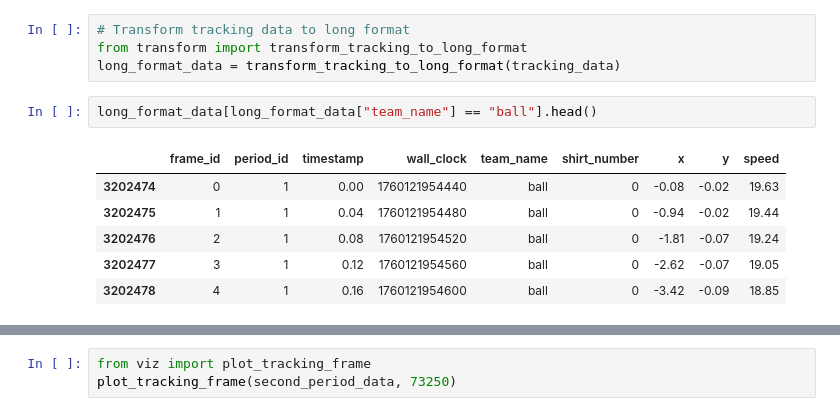
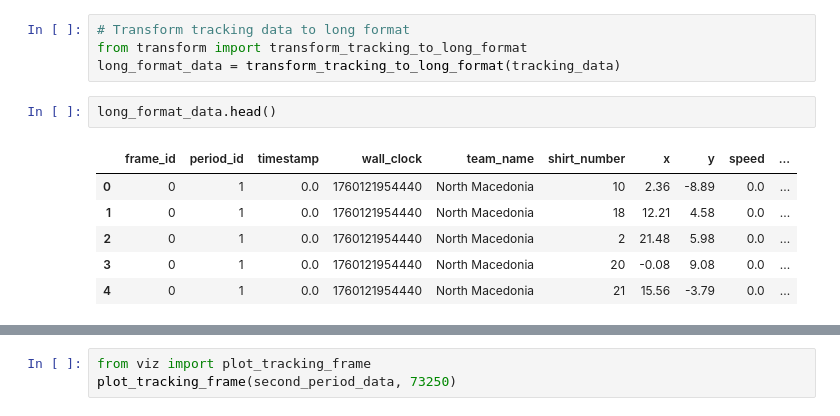
Before and after one commit to MarijnSt/belgium-north-macedonia-analysis, a Jupyter notebook: notebooks/data_exploration.ipynb, the cells around one changed output, grey strips where cells are left out. Saved outputs shown, nothing was run; the diff lists cells and outputs as text.

```diff
--- a/notebooks/data_exploration.ipynb
+++ b/notebooks/data_exploration.ipynb
@@ -522,15 +522,15 @@ Timestamp resets at new periods
 # Transform tracking data to long format
 from transform import transform_tracking_to_long_format
 long_format_data = transform_tracking_to_long_format(tracking_data)
-# %%
-long_format_data[long_format_data["team_name"] == "ball"].head()
-# %% [output]
-|  | frame_id | period_id | timestamp | wall_clock | team_name | shirt_number | x | y | speed |
-| 3202474 | 0 | 1 | 0.00 | 1760121954440 | ball | 0 | -0.08 | -0.02 | 19.63 |
-| 3202475 | 1 | 1 | 0.04 | 1760121954480 | ball | 0 | -0.94 | -0.02 | 19.44 |
-| 3202476 | 2 | 1 | 0.08 | 1760121954520 | ball | 0 | -1.81 | -0.07 | 19.24 |
-| 3202477 | 3 | 1 | 0.12 | 1760121954560 | ball | 0 | -2.62 | -0.07 | 19.05 |
-| 3202478 | 4 | 1 | 0.16 | 1760121954600 | ball | 0 | -3.42 | -0.09 | 18.85 |
+# %%
+long_format_data.head()
+# %% [output]
+|  | frame_id | period_id | timestamp | wall_clock | team_name | shirt_number | x | y | speed | ... |
+| 0 | 0 | 1 | 0.0 | 1760121954440 | North Macedonia | 10 | 2.36 | -8.89 | 0.0 | ... |
+| 1 | 0 | 1 | 0.0 | 1760121954440 | North Macedonia | 18 | 12.21 | 4.58 | 0.0 | ... |
+| 2 | 0 | 1 | 0.0 | 1760121954440 | North Macedonia | 2 | 21.48 | 5.98 | 0.0 | ... |
+| 3 | 0 | 1 | 0.0 | 1760121954440 | North Macedonia | 20 | -0.08 | 9.08 | 0.0 | ... |
+| 4 | 0 | 1 | 0.0 | 1760121954440 | North Macedonia | 21 | 15.56 | -3.79 | 0.0 | ... |
 # %%
 long_format_data.info()
 # %% [output]
```
Also changed, not shown: parts of 4 cells of this notebook, 6 other files.
